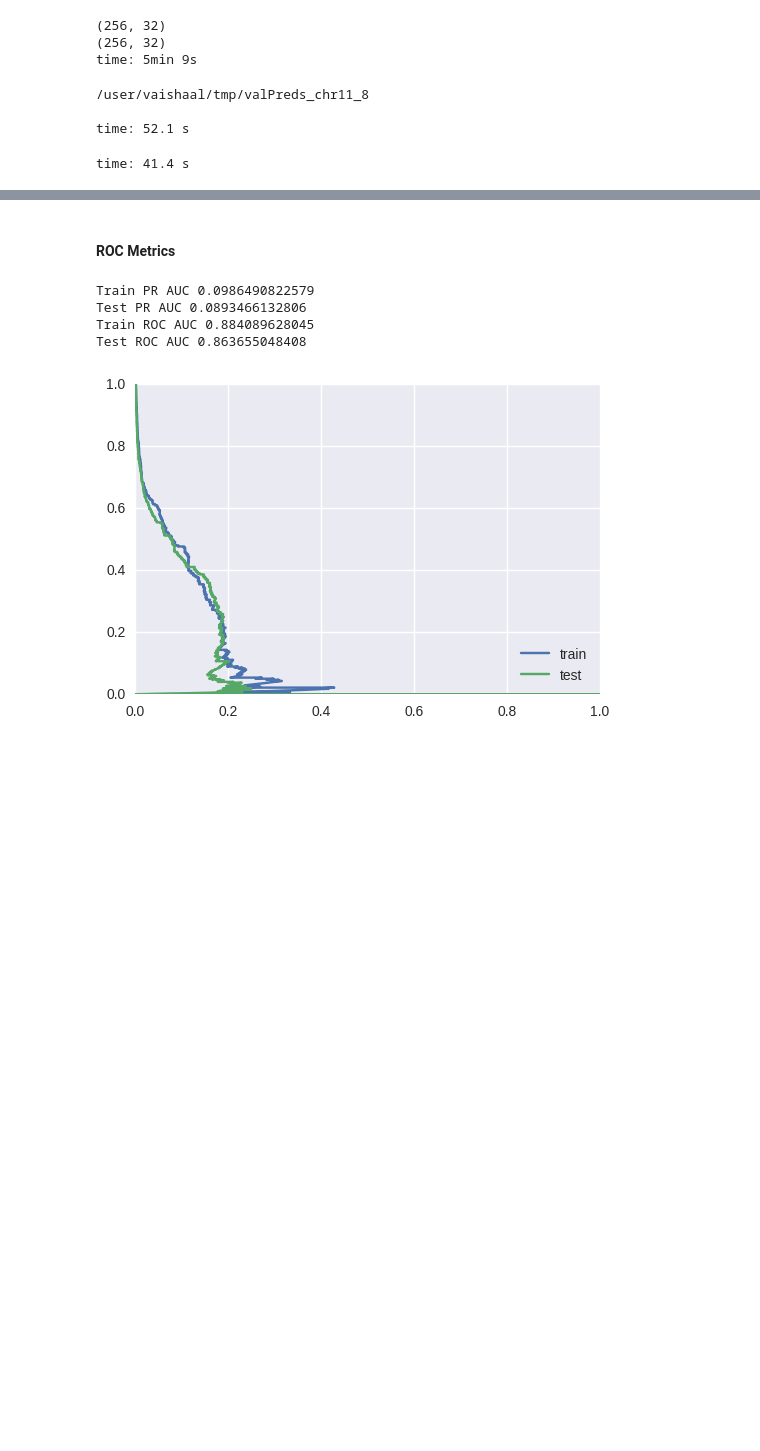
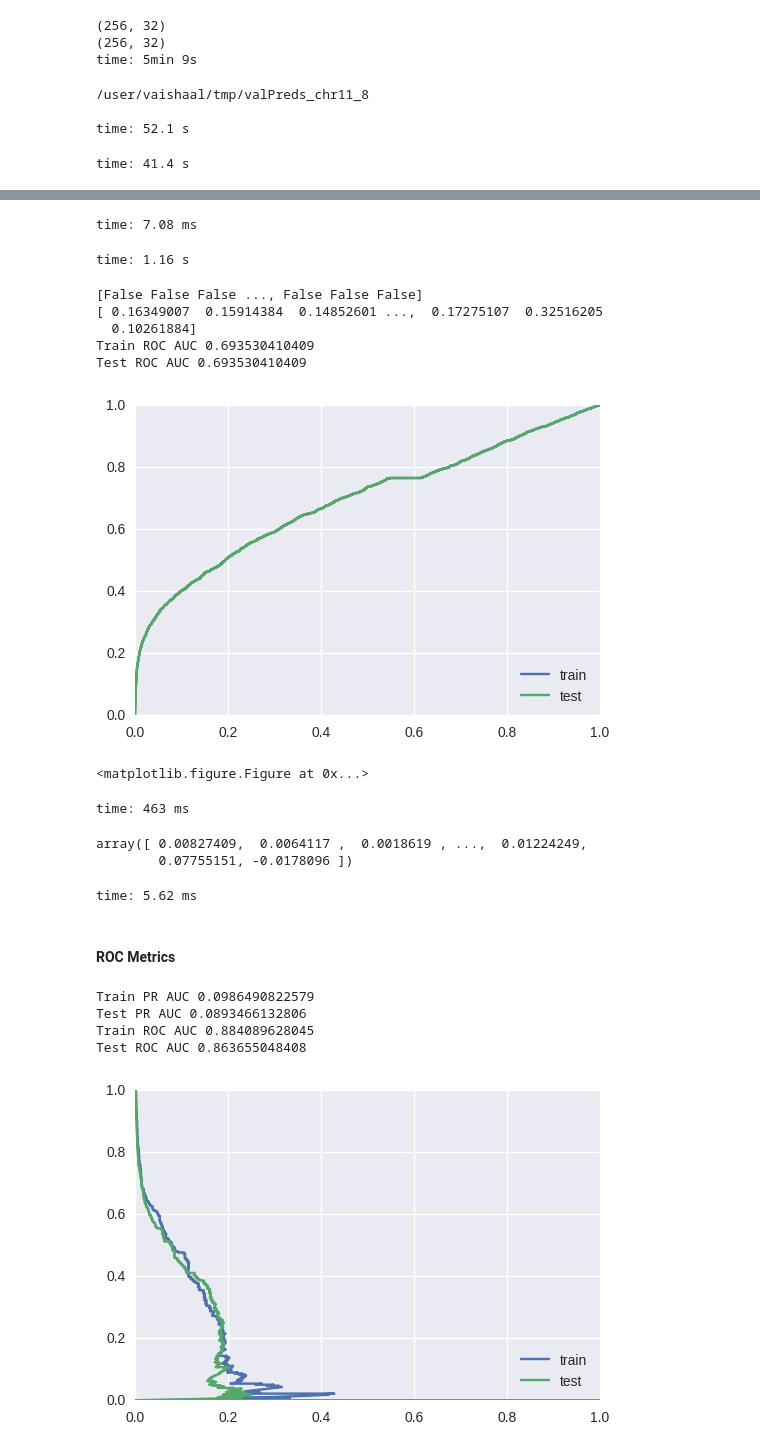
Before and after one commit to akmorrow13/endive, a Jupyter notebook: python/run-kitchensinks-featurize-only.ipynb, the cells around one changed output, grey strips where cells are left out. Cells and saved outputs as stored; diff of their text form; code cells hidden in the pictures; blank space fills up the shorter version.

Commit message:
Submission generation code

```diff
--- a/python/run-kitchensinks-featurize-only.ipynb
+++ b/python/run-kitchensinks-featurize-only.ipynb
@@ -33,27 +33,30 @@ logpath = "/tmp/log"
 # %% [output]
 time: 7.85 ms
 # %%
-def pr_result(y_train, y_test, y_train_pred, y_test_pred):
-    fpr, tpr, thresh = metrics.precision_recall_curve(y_train, y_train_pred)
-    train_auc = metrics.average_precision_score(y_train, y_train_pred)
-    plot(fpr, tpr, label="train")
+def pr_result(y_test, y_test_pred, y_train=None, y_train_pred=None):
     fpr, tpr, thresh = metrics.precision_recall_curve(y_test, y_test_pred)
     test_auc = metrics.average_precision_score(y_test, y_test_pred)
     plot(fpr, tpr, label="test")
     plt.legend(loc=4)
     plt.figure()
-    print("Train PR AUC {0}".format(train_auc))
     print("Test PR AUC {0}".format(test_auc))
+    if (y_train != None and y_train_pred != None):
+        fpr, tpr, thresh = metrics.precision_recall_curve(y_train, y_train_pred)
+        train_auc = metrics.average_precision_score(y_train, y_train_pred)
+        plot(fpr, tpr, label="train")
+        print("Train PR AUC {0}".format(train_auc))
 
-def roc_result(y_train, y_test, y_train_pred, y_test_pred):
-    fpr, tpr, thresh = metrics.roc_curve(y_train, y_train_pred)
-    train_auc = metrics.roc_auc_score(y_train, y_train_pred)
-    plot(fpr, tpr, label="train")
+
+def roc_result(y_test, y_test_pred, y_train=None, y_train_pred=None):
     fpr, tpr, thresh = metrics.roc_curve(y_test, y_test_pred)
     test_auc = metrics.roc_auc_score(y_test, y_test_pred)
     plot(fpr, tpr, label="test")
     plt.legend(loc=4)
     plt.figure()
-    print("Train ROC AUC {0}".format(train_auc))
     print("Test ROC AUC {0}".format(test_auc))
+    if (y_train != None and y_train_pred != None):
+        fpr, tpr, thresh = metrics.precision_recall_curve(y_train, y_train_pred)
+        train_auc = metrics.average_precision_score(y_train, y_train_pred)
+        plot(fpr, tpr, label="train")
+        print("Train PR AUC {0}".format(train_auc))
 # %% [output]
@@ -163,0 +128,2 @@ time: 70 ms
+# %%
+test_preds = test_preds[0]
@@ -164,3 +135,35 @@ time: 70 ms
+# %%
+def make_submission_output(outfile, test_preds, meta_df):
+    meta_df = meta_df.copy(True)
+    meta_df['chr_int'] = meta_df['chr'].map(lambda x: int(x.replace('chr', '').replace('X', '24').replace('Y', '25')))
+    meta_df['start'] = pd.to_numeric(meta_df['start'])
+    sorted_test = meta_df.sort_values(['chr_int', 'start'])[['chr', 'start', 'end']]
+    prob_pred = (test_preds[:,1] - min(test_preds[:,1]))/max(test_preds[:,1] - min(test_preds[:,1]))
+    sorted_test['prob'] = prob_pred
+    sorted_test.to_csv(outfile, sep='\t', header=False)
+# %% [output]
+time: 7.08 ms
+# %%
+make_submission_output('/tmp/out2.csv', test_preds, df)
+# %% [output]
+time: 1.16 s
+# %%
+roc_result(test_preds[0][:,0].astype('bool'), test_preds[0][:,0].astype('bool'), prob_pred, prob_pred)
+# %% [output]
+[False False False ..., False False False]
+[ 0.16349007  0.15914384  0.14852601 ...,  0.17275107  0.32516205
+  0.10261884]
+Train ROC AUC 0.693530410409
+Test ROC AUC 0.693530410409
+[figure, added]
+<matplotlib.figure.Figure at 0x...>
+time: 463 ms
+# %%
+test_preds[0][:,1]
+# %% [output]
+array([ 0.00827409,  0.0064117 ,  0.0018619 , ...,  0.01224249,
+        0.07755151, -0.0178096 ])
+time: 5.62 ms
 # %% [markdown]
 #### ROC Metrics
 # %%
```
Also changed, not shown: parts of 7 cells of this notebook, 1 other file.
